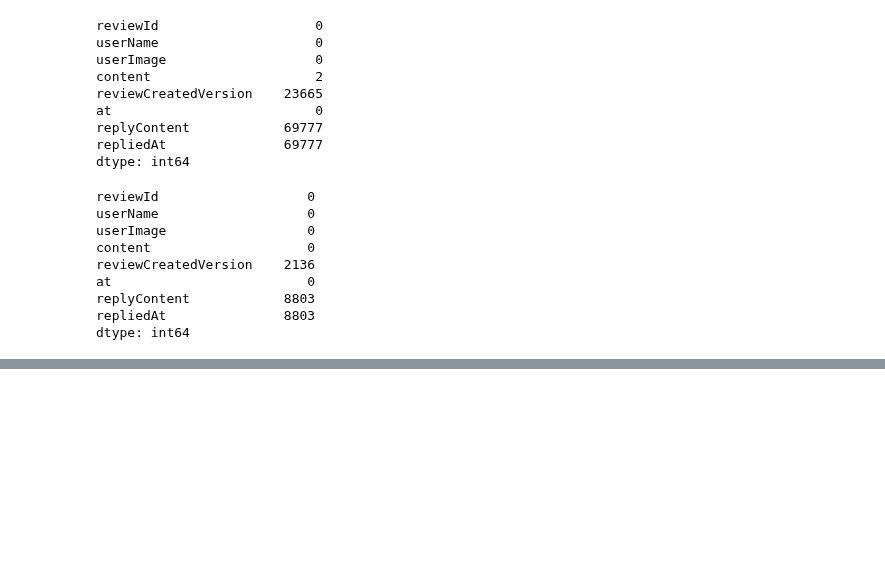
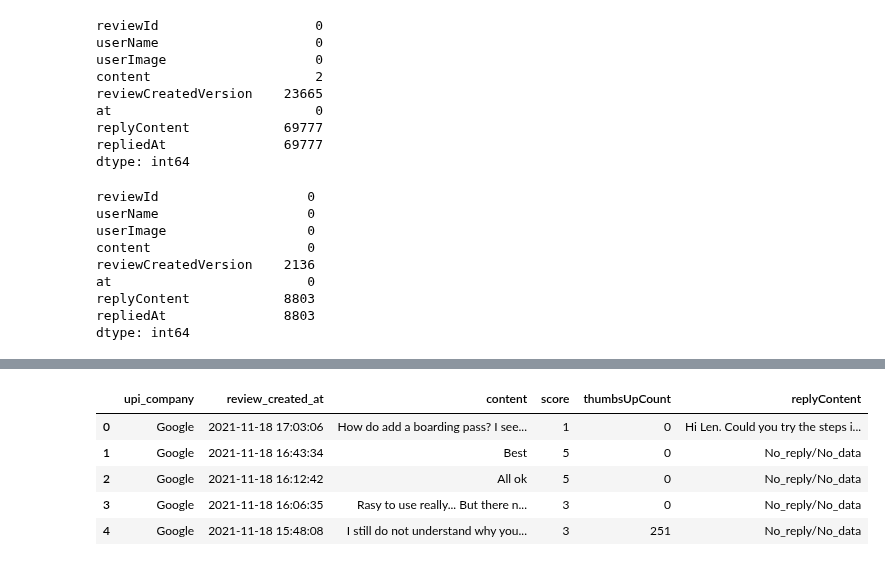
Before and after one commit to everydaycodings/Data-Science-End-To-End-Notebook-Project, a Jupyter notebook: UPI_Payment_Apps_review.ipynb, the cells around one changed output, grey strips where cells are left out. Drawn from its saved outputs; the diff is of its cells as text; code cells hidden in the pictures; blank space fills up the shorter version.

```diff
--- a/UPI_Payment_Apps_review.ipynb
+++ b/UPI_Payment_Apps_review.ipynb
@@ -161,0 +169,12 @@ google_data.head()
+# %%
+data = google_data.append([paytm_data,phonepay_data], ignore_index=True)
+data = data[["upi_company", "at", "content", "score", "thumbsUpCount", "replyContent"]]
+data = data.rename(columns={"at": "review_created_at"})
+data.head()
+# %% [output]
+|  | upi_company | review_created_at | content | score | thumbsUpCount | replyContent |
+| 0 | Google | 2021-11-18 17:03:06 | How do add a boarding pass? I see... | 1 | 0 | Hi Len. Could you try the steps i... |
+| 1 | Google | 2021-11-18 16:43:34 | Best | 5 | 0 | No_reply/No_data |
+| 2 | Google | 2021-11-18 16:12:42 | All ok | 5 | 0 | No_reply/No_data |
+| 3 | Google | 2021-11-18 16:06:35 | Rasy to use really... But there n... | 3 | 0 | No_reply/No_data |
+| 4 | Google | 2021-11-18 15:48:08 | I still do not understand why you... | 3 | 251 | No_reply/No_data |
```
Also changed, not shown: parts of 5 cells of this notebook.
